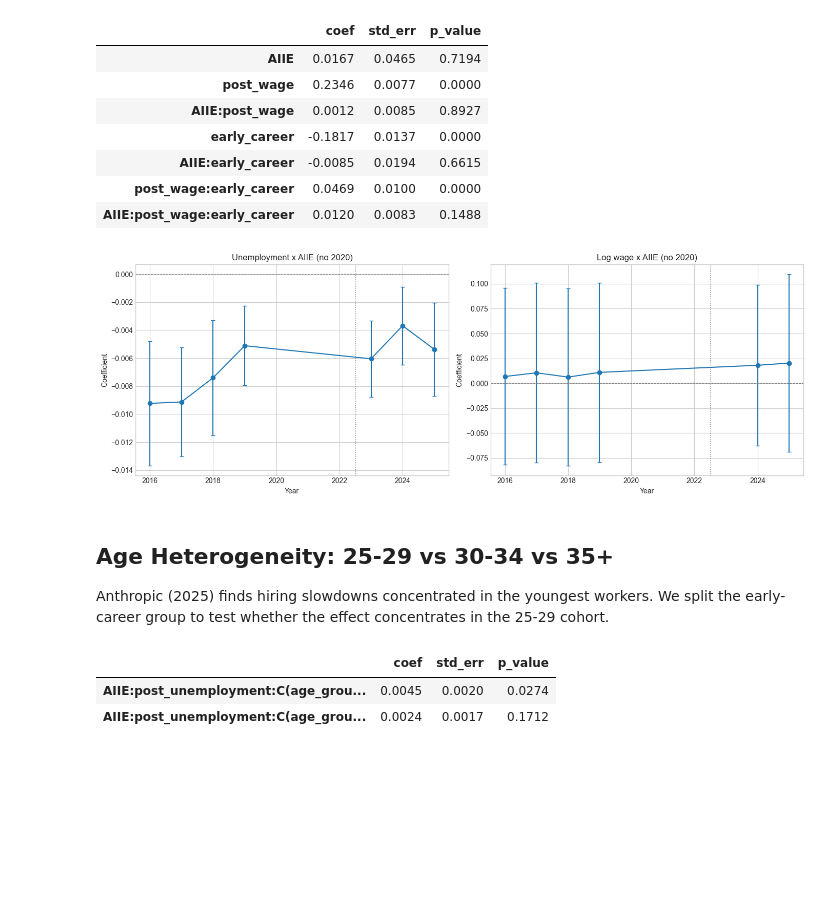
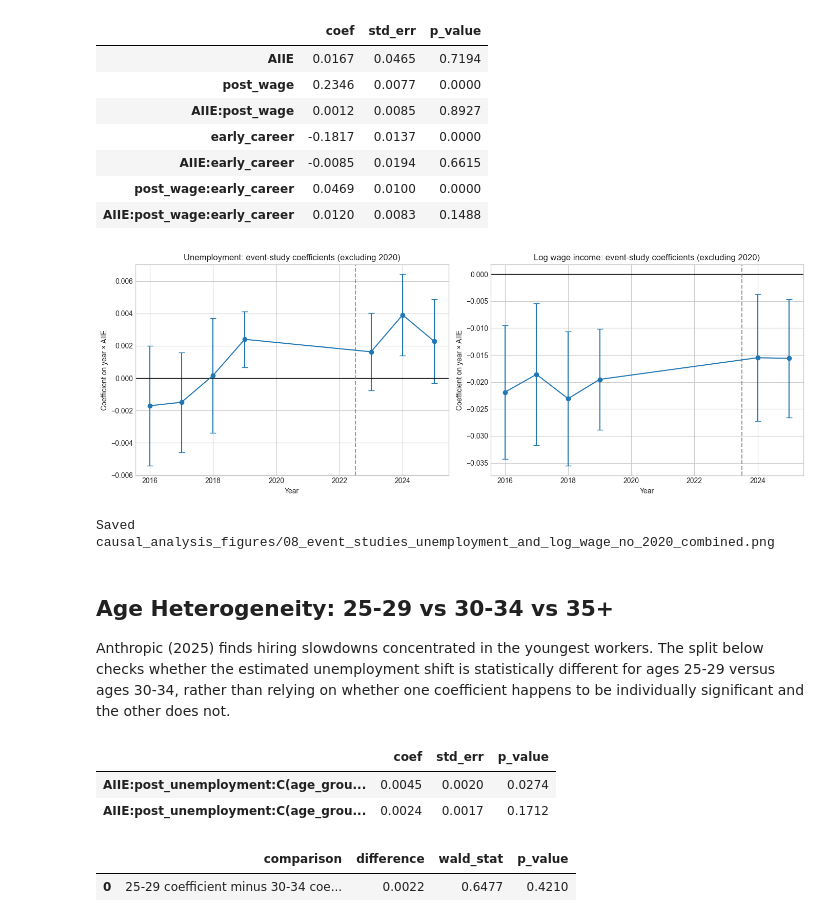
Before and after one commit to isaacvm98/UDS, a Jupyter notebook: models/causal_analysis.ipynb, the cells around one changed output. Drawn from its saved outputs; the diff is of its cells as text; code cells hidden in the pictures; blank space fills up the shorter version.

```diff
--- a/models/causal_analysis.ipynb
+++ b/models/causal_analysis.ipynb
@@ -737,6 +656,11 @@ m_wage_no20 = run_wls(
 
 display(coef_table(m_unemp_no20, keep="AIIE|post|early"))
 display(coef_table(m_wage_no20, keep="AIIE|post|early"))
+
+unemp_no20_event = fit_event_study(unemp_no20, "unemployed", reference_year=2022)
+unemp_no20_event_table = extract_event_study_table(unemp_no20_event, reference_year=2022)
+wage_no20_event = fit_event_study(wage_no20, "log_wage", reference_year=2022)
+wage_no20_event_table = extract_event_study_table(wage_no20_event, reference_year=2022)
 # %% [output]
 |  | coef | std_err | p_value |
 | AIIE | -0.0058 | 0.0019 | 0.0019 |
@@ -757,18 +681,28 @@ display(coef_table(m_wage_no20, keep="AIIE|post|early"))
 # %%
 # event studies without 2020
 fig, (ax1, ax2) = plt.subplots(1, 2, figsize=(14, 5))
-run_event_study(unemp_no20, "AIIE", "unemployed", ax1, "Unemployment x AIIE (no 2020)")
-run_event_study(wage_no20, "AIIE", "log_wage", ax2, "Log wage x AIIE (no 2020)")
-ax1.set_ylabel("Coefficient")
-ax2.set_ylabel("Coefficient")
+plot_event_study_on_axis(
+    unemp_no20_event_table,
+    ax1,
+    "Unemployment: event-study coefficients (excluding 2020)",
+    post_start=2023,
+)
+plot_event_study_on_axis(
+    wage_no20_event_table,
+    ax2,
+    "Log wage income: event-study coefficients (excluding 2020)",
+    post_start=2024,
+)
 plt.tight_layout()
 plt.show()
+save_figure(fig, "08_event_studies_unemployment_and_log_wage_no_2020_combined.png")
 # %% [output]
-[figure, old version]
+[figure, new version]
+Saved causal_analysis_figures/08_event_studies_unemployment_and_log_wage_no_2020_combined.png
 # %% [markdown]
 ## Age Heterogeneity: 25-29 vs 30-34 vs 35+
 
-Anthropic (2025) finds hiring slowdowns concentrated in the youngest workers. We split the early-career group to test whether the effect concentrates in the 25-29 cohort.
+Anthropic (2025) finds hiring slowdowns concentrated in the youngest workers. The split below checks whether the estimated unemployment shift is statistically different for ages 25-29 versus ages 30-34, rather than relying on whether one coefficient happens to be individually significant and the other does not.
 # %%
 unemp_sample["age_group"] = pd.cut(
     unemp_sample["AGE"],
@@ -785,13 +719,27 @@ m_age_split = run_wls(
 key_terms = [
     k
     for k in m_age_split.params.index
-    if "AIIE" in k and "post" in k and "age_group" in k
+    if "AIIE:post_unemployment:C(age_group" in k
 ]
-coef_table(m_age_split).loc[key_terms]
+age_split_table = coef_table(m_age_split).loc[key_terms].copy()
+
+term_25_29 = next(k for k in key_terms if "[T.25-29]" in k)
+term_30_34 = next(k for k in key_terms if "[T.30-34]" in k)
+age_gap_test = wald_difference_test(
+    m_age_split,
+    term_25_29,
+    term_30_34,
+    "25-29 coefficient minus 30-34 coefficient",
+)
+
+display(age_split_table)
+display(age_gap_test)
 # %% [output]
 |  | coef | std_err | p_value |
 | AIIE:post_unemployment:C(age_grou... | 0.0045 | 0.0020 | 0.0274 |
 | AIIE:post_unemployment:C(age_grou... | 0.0024 | 0.0017 | 0.1712 |
+|  | comparison | difference | wald_stat | p_value |
+| 0 | 25-29 coefficient minus 30-34 coe... | 0.0022 | 0.6477 | 0.4210 |
 # %% [markdown]
 ## Interpretation
 
```
Also changed, not shown: parts of 20 cells of this notebook, 13 other files.
